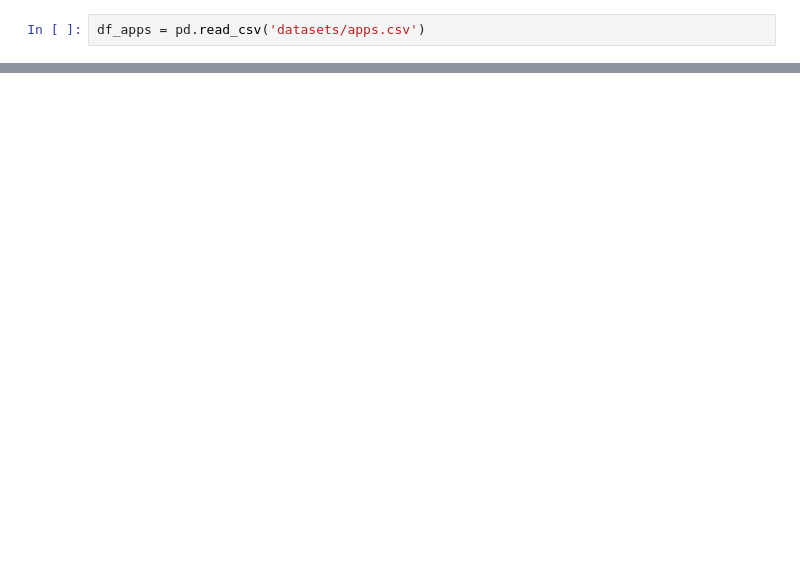
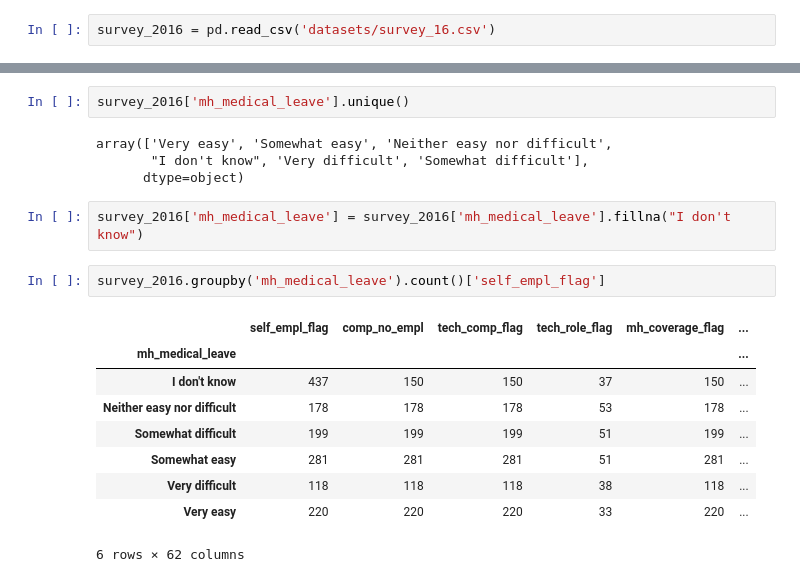
Before and after one commit to shagungarg13/Mental-Healthcare-1, a Jupyter notebook: notebook.ipynb, the cells around one changed output, grey strips where cells are left out. Saved outputs shown, nothing was run; the diff lists cells and outputs as text; blank space fills up the shorter version.

```diff
--- a/notebook.ipynb
+++ b/notebook.ipynb
@@ -4,2 +5,2 @@ import matplotlib.pyplot as plt
 # %%
-df_apps = pd.read_csv('datasets/apps.csv')
+survey_2016 = pd.read_csv('datasets/survey_16.csv')
@@ -21,0 +130,20 @@ df_apps.groupby('Type').count()['App'].plot(kind="bar")
+# %%
+survey_2016['mh_medical_leave'].unique()
+# %% [output]
+array(['Very easy', 'Somewhat easy', 'Neither easy nor difficult',
+       "I don't know", 'Very difficult', 'Somewhat difficult'],
+      dtype=object)
+# %%
+survey_2016['mh_medical_leave'] = survey_2016['mh_medical_leave'].fillna("I don't know")
+# %%
+survey_2016.groupby('mh_medical_leave').count()['self_empl_flag']
+# %% [output]
+|  | self_empl_flag | comp_no_empl | tech_comp_flag | tech_role_flag | mh_coverage_flag | ... |
+| mh_medical_leave |  |  |  |  |  | ... |
+| I don't know | 437 | 150 | 150 | 37 | 150 | ... |
+| Neither easy nor difficult | 178 | 178 | 178 | 53 | 178 | ... |
+| Somewhat difficult | 199 | 199 | 199 | 51 | 199 | ... |
+| Somewhat easy | 281 | 281 | 281 | 51 | 281 | ... |
+| Very difficult | 118 | 118 | 118 | 38 | 118 | ... |
+| Very easy | 220 | 220 | 220 | 33 | 220 | ... |
+6 rows × 62 columns
```
Also changed, not shown: parts of 14 cells of this notebook, 8 other files.
